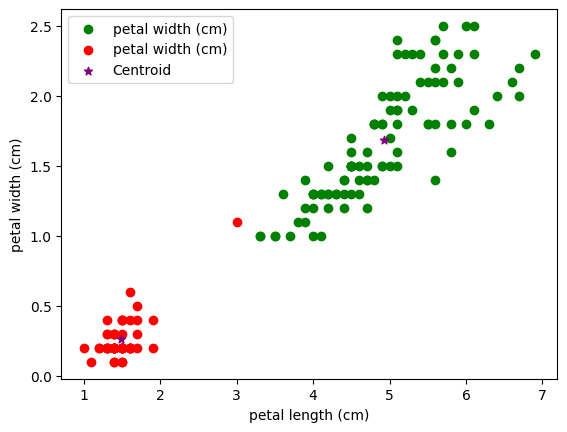
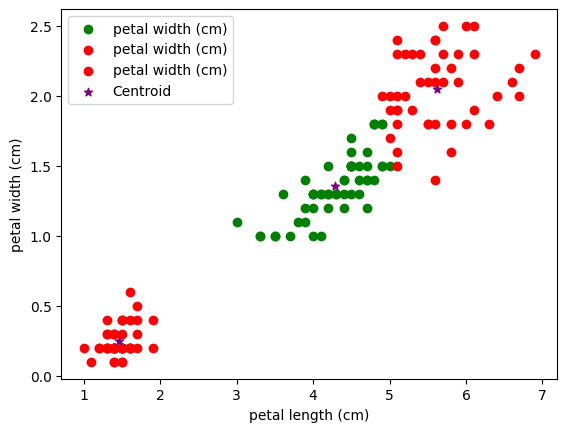
The notebook cell's code change between the first figure and the second:
--- before
+++ after
@@ -6,3 +6,3 @@
 plt.ylabel('petal width (cm)')
 plt.scatter(km.cluster_centers_[:,0],km.cluster_centers_[:,1],color='purple',marker = '*',label = 'Centroid')
-plt.legend(["petal width (cm)","petal width (cm)","Centroid"])
+plt.legend(["petal width (cm)","petal width (cm)","petal width (cm)","Centroid"])

Commit: Practing files